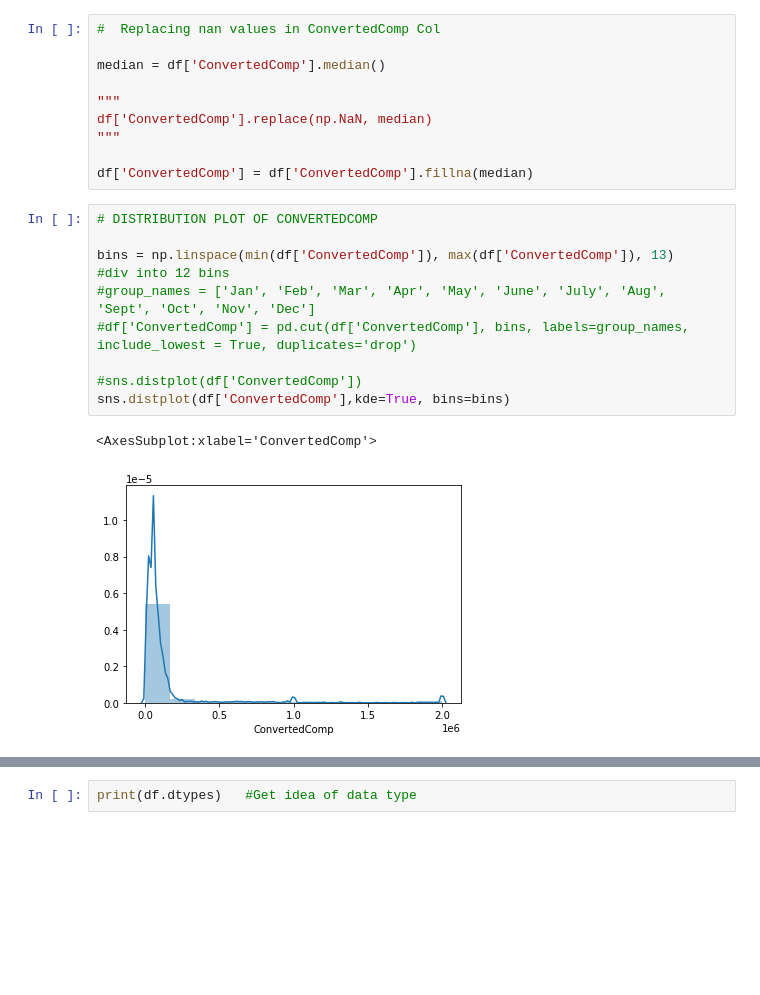
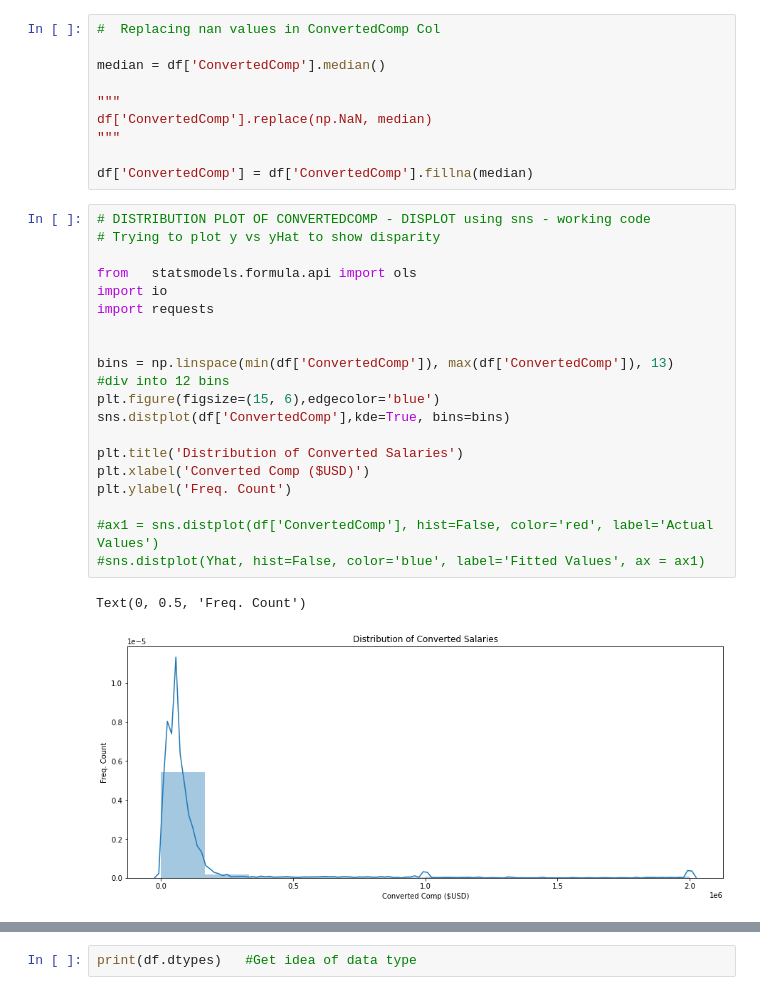
Before and after one commit to bahamalytixs/Capstone-Module, a Jupyter notebook: HR-M3ExploratoryDataAnalysis-lab-Final.ipynb, the cells around one changed output, grey strips where cells are left out. Saved outputs shown, nothing was run; the diff lists cells and outputs as text; blank space fills up the shorter version.

```diff
--- a/HR-M3ExploratoryDataAnalysis-lab-Final.ipynb
+++ b/HR-M3ExploratoryDataAnalysis-lab-Final.ipynb
@@ -57,15 +58,25 @@ df['ConvertedComp'].replace(np.NaN, median)
 """
 
 df['ConvertedComp'] = df['ConvertedComp'].fillna(median)
-# %%
-# DISTRIBUTION PLOT OF CONVERTEDCOMP
-
-bins = np.linspace(min(df['ConvertedComp']), max(df['ConvertedComp']), 13)   #div into 12 bins
-#group_names = ['Jan', 'Feb', 'Mar', 'Apr', 'May', 'June', 'July', 'Aug', 'Sept', 'Oct', 'Nov', 'Dec']
-#df['ConvertedComp'] = pd.cut(df['ConvertedComp'], bins, labels=group_names, include_lowest = True, duplicates='drop')
-
-#sns.distplot(df['ConvertedComp'])
-sns.distplot(df['ConvertedComp'],kde=True, bins=bins)
-# %% [output]
-<AxesSubplot:xlabel='ConvertedComp'>
-[figure, removed]
+# %%
+# DISTRIBUTION PLOT OF CONVERTEDCOMP - DISPLOT using sns - working code
+# Trying to plot y vs yHat to show disparity
+
+from   statsmodels.formula.api import ols
+import io
+import requests
+
+
+bins = np.linspace(min(df['ConvertedComp']), max(df['ConvertedComp']), 13)   #div into 12 bins
+plt.figure(figsize=(15, 6),edgecolor='blue')
+sns.distplot(df['ConvertedComp'],kde=True, bins=bins)
+
+plt.title('Distribution of Converted Salaries')
+plt.xlabel('Converted Comp ($USD)')
+plt.ylabel('Freq. Count')
+
+#ax1 = sns.distplot(df['ConvertedComp'], hist=False, color='red', label='Actual Values')
+#sns.distplot(Yhat, hist=False, color='blue', label='Fitted Values', ax = ax1)
+# %% [output]
+Text(0, 0.5, 'Freq. Count')
+[figure, added]
```
Also changed, not shown: parts of 58 cells of this notebook.
